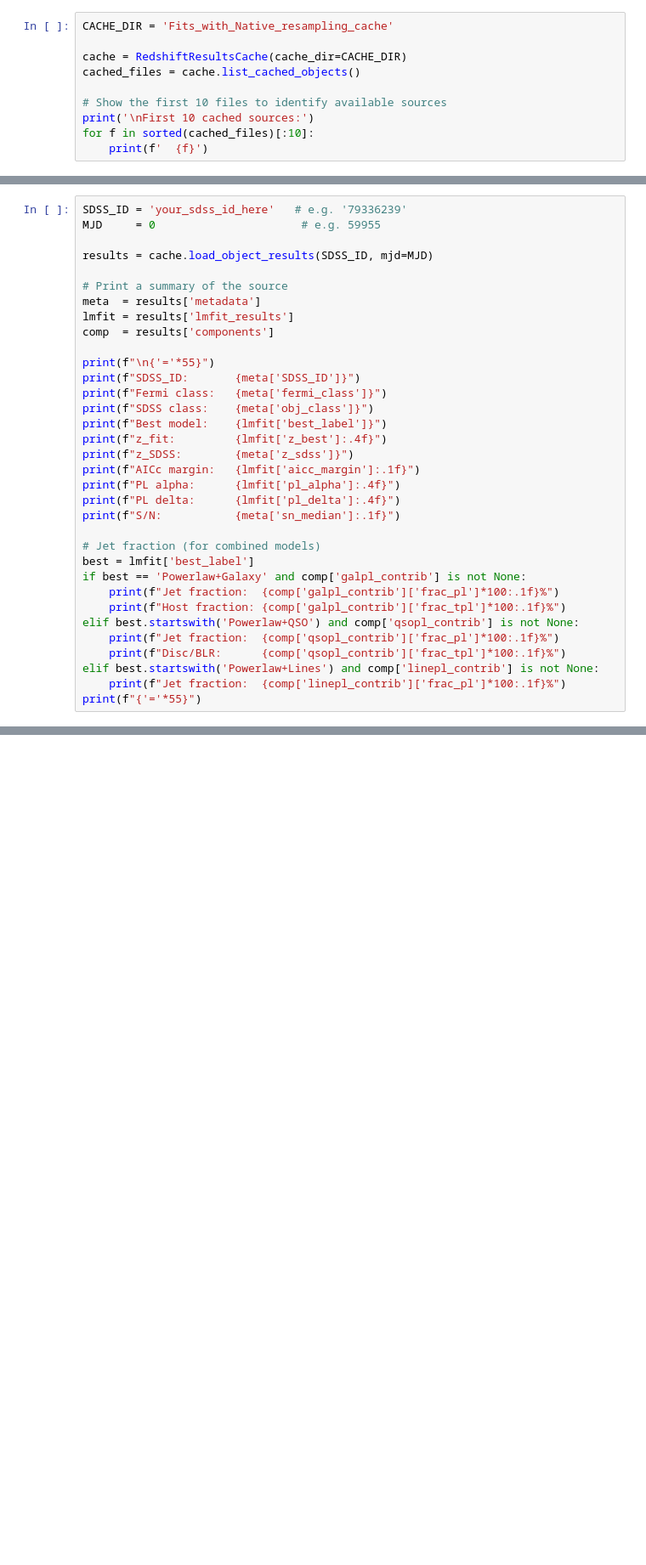
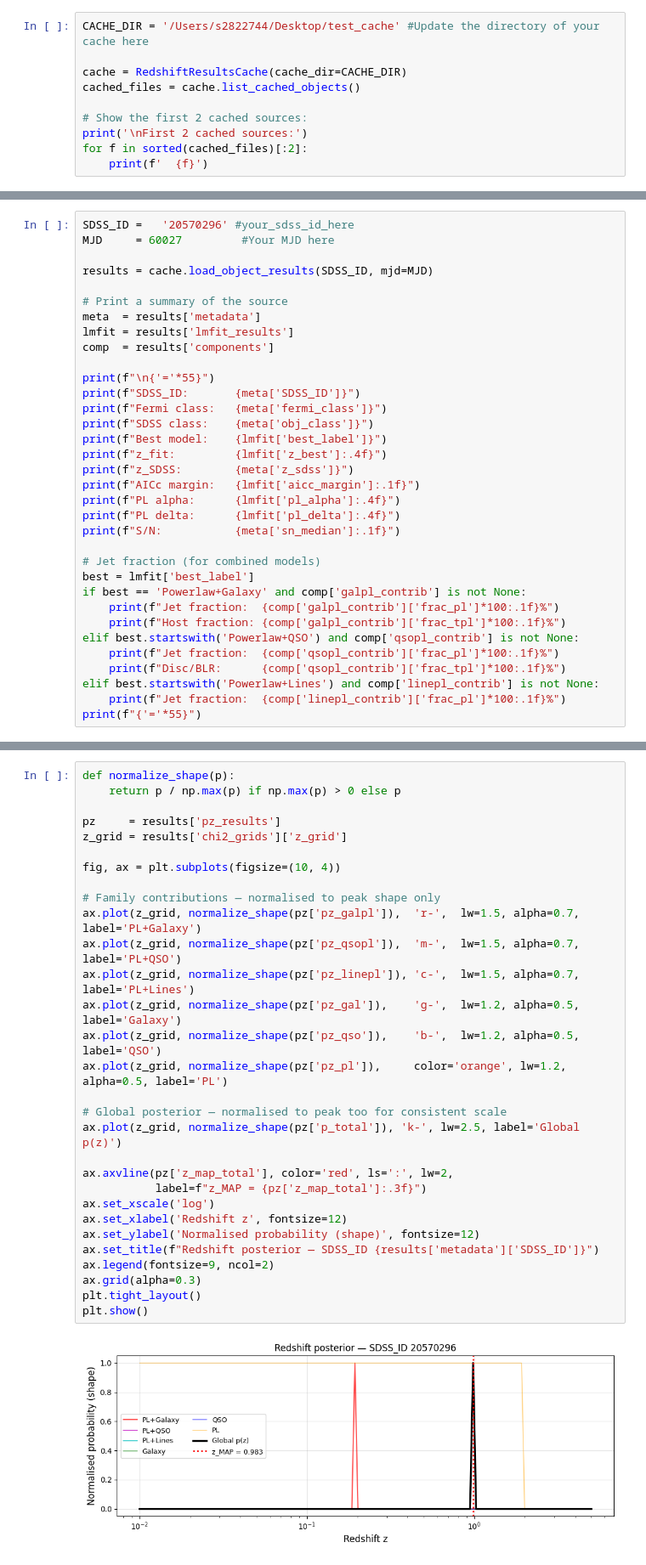
Before and after one commit to minlowie/Blazar-Analysis-Pipeline, a Jupyter notebook: demo.ipynb, the cells around one changed output, grey strips where cells are left out. Shown at 85% size. Saved outputs shown, nothing was run; the diff lists cells and outputs as text; blank space fills up the shorter version.

```diff
--- a/demo.ipynb
+++ b/demo.ipynb
@@ -41,12 +48,12 @@ The cache contains one compressed file per source in the format
 obj_{SDSS_ID}_{MJD}.pkl.gz. Check the cache directory for available
 sources and their MJD values.
 # %%
-CACHE_DIR = 'Fits_with_Native_resampling_cache'
+CACHE_DIR = '/Users/s2822744/Desktop/test_cache' #Update the directory of your cache here
 
 cache = RedshiftResultsCache(cache_dir=CACHE_DIR)
 cached_files = cache.list_cached_objects()
 
-# Show the first 10 files to identify available sources
-print('\nFirst 10 cached sources:')
-for f in sorted(cached_files)[:10]:
+# Show the first 2 cached sources:
+print('\nFirst 2 cached sources:')
+for f in sorted(cached_files)[:2]:
     print(f'  {f}')
@@ -57,8 +70,8 @@ Replace SDSS_ID and MJD with any values from the cache above.
 The SDSS_ID and MJD are encoded in the filename:
 obj_{SDSS_ID}_{MJD}.pkl.gz
 # %%
-SDSS_ID = 'your_sdss_id_here'   # e.g. '79336239'
-MJD     = 0                      # e.g. 59955
+SDSS_ID =   '20570296' #your_sdss_id_here
+MJD     = 60027         #Your MJD here
 
 results = cache.load_object_results(SDSS_ID, mjd=MJD)
 
@@ -214,0 +354,32 @@ plt.show()
+# %%
+def normalize_shape(p):
+    return p / np.max(p) if np.max(p) > 0 else p
+
+pz     = results['pz_results']
+z_grid = results['chi2_grids']['z_grid']
+
+fig, ax = plt.subplots(figsize=(10, 4))
+
+# Family contributions — normalised to peak shape only
+ax.plot(z_grid, normalize_shape(pz['pz_galpl']),  'r-',  lw=1.5, alpha=0.7, label='PL+Galaxy')
+ax.plot(z_grid, normalize_shape(pz['pz_qsopl']),  'm-',  lw=1.5, alpha=0.7, label='PL+QSO')
+ax.plot(z_grid, normalize_shape(pz['pz_linepl']), 'c-',  lw=1.5, alpha=0.7, label='PL+Lines')
+ax.plot(z_grid, normalize_shape(pz['pz_gal']),    'g-',  lw=1.2, alpha=0.5, label='Galaxy')
+ax.plot(z_grid, normalize_shape(pz['pz_qso']),    'b-',  lw=1.2, alpha=0.5, label='QSO')
+ax.plot(z_grid, normalize_shape(pz['pz_pl']),     color='orange', lw=1.2, alpha=0.5, label='PL')
+
+# Global posterior — normalised to peak too for consistent scale
+ax.plot(z_grid, normalize_shape(pz['p_total']), 'k-', lw=2.5, label='Global p(z)')
+
+ax.axvline(pz['z_map_total'], color='red', ls=':', lw=2,
+           label=f"z_MAP = {pz['z_map_total']:.3f}")
+ax.set_xscale('log')
+ax.set_xlabel('Redshift z', fontsize=12)
+ax.set_ylabel('Normalised probability (shape)', fontsize=12)
+ax.set_title(f"Redshift posterior — SDSS_ID {results['metadata']['SDSS_ID']}")
+ax.legend(fontsize=9, ncol=2)
+ax.grid(alpha=0.3)
+plt.tight_layout()
+plt.show()
+# %% [output]
+[figure, added]
```
Also changed, not shown: parts of 18 cells of this notebook.
